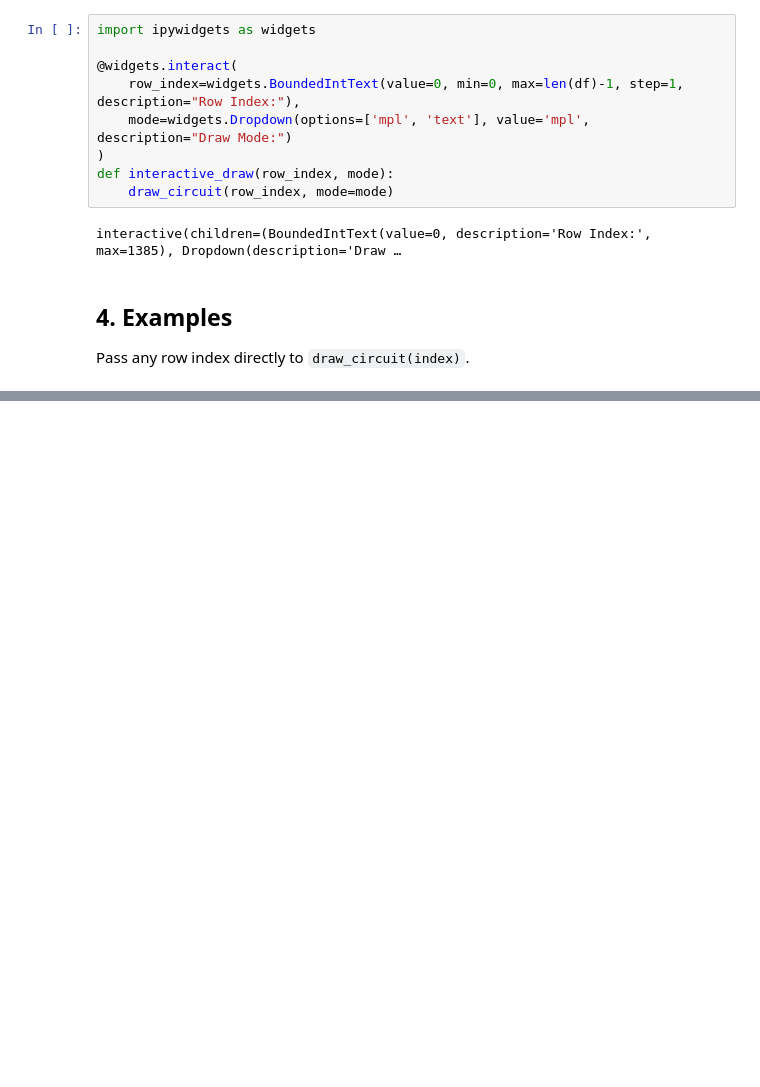
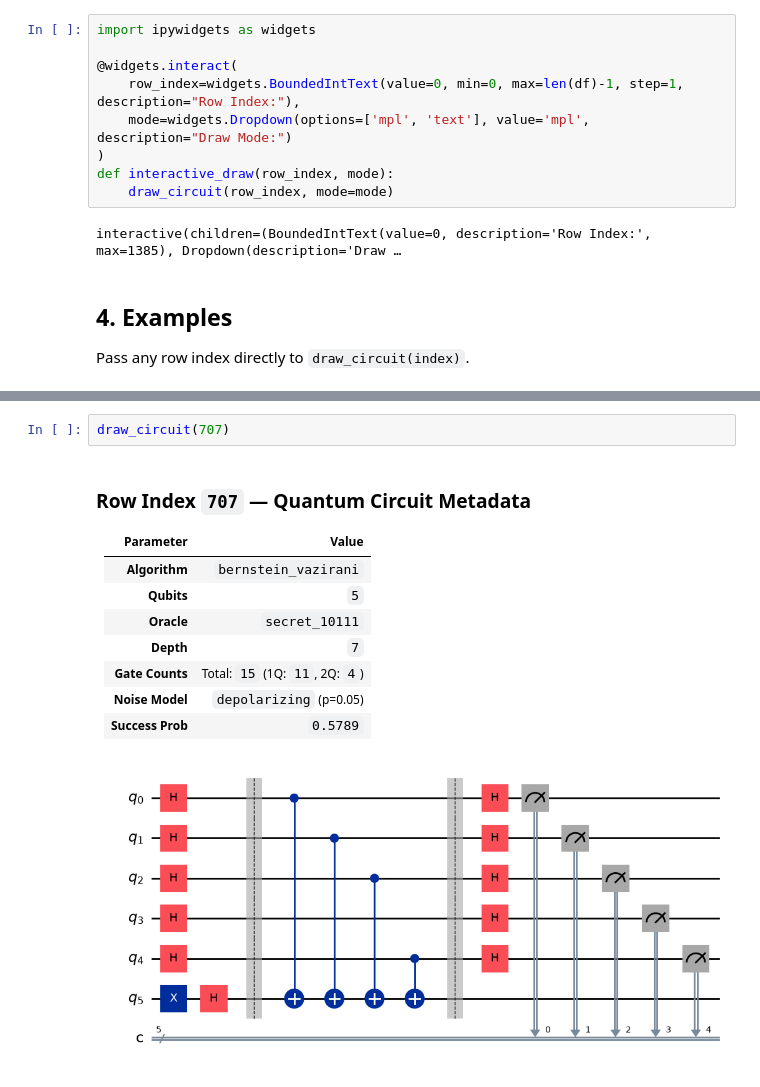
Before and after one commit to Adhavan1801/quantum-success-prediction, a Jupyter notebook: notebooks/06_circuit_visualization.ipynb, the cells around one changed output, grey strips where cells are left out. Saved outputs shown, nothing was run; the diff lists cells and outputs as text; blank space fills up the shorter version.

```diff
--- a/notebooks/06_circuit_visualization.ipynb
+++ b/notebooks/06_circuit_visualization.ipynb
@@ -176,0 +177,16 @@ draw_circuit(539)
+# %%
+draw_circuit(707)
+# %% [output]
+
+###  Row Index `707` — Quantum Circuit Metadata
+
+| Parameter | Value |
+| :--- | :--- |
+| **Algorithm** | `bernstein_vazirani` |
+| **Qubits** | `5` |
+| **Oracle** | `secret_10111` |
+| **Depth** | `7` |
+| **Gate Counts** | Total: `15` (1Q: `11`, 2Q: `4`) |
+| **Noise Model** | `depolarizing` (p=0.05) |
+| **Success Prob** | `0.5789` |
+[figure, added]
```
Also changed, not shown: parts of 5 cells of this notebook, 6 other files.
